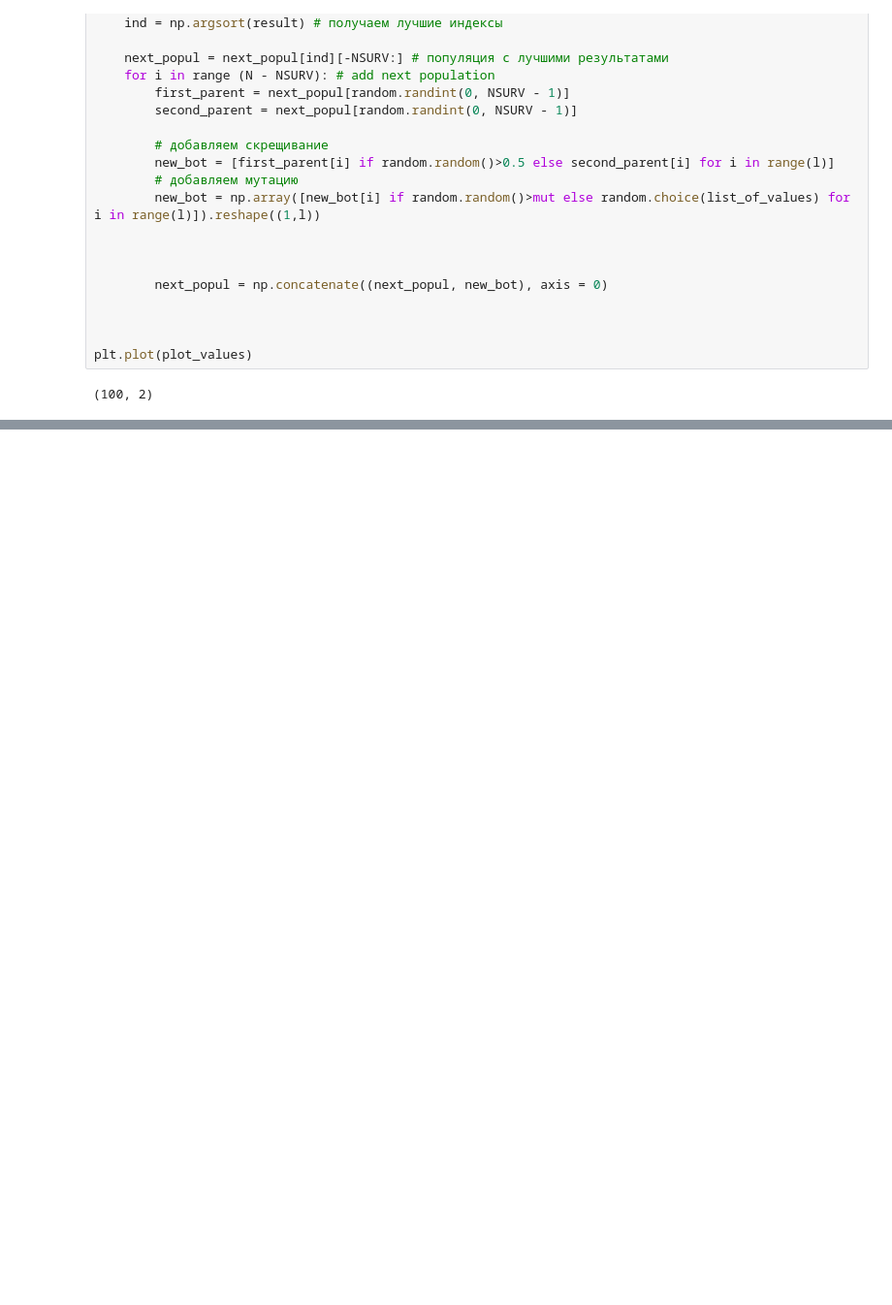
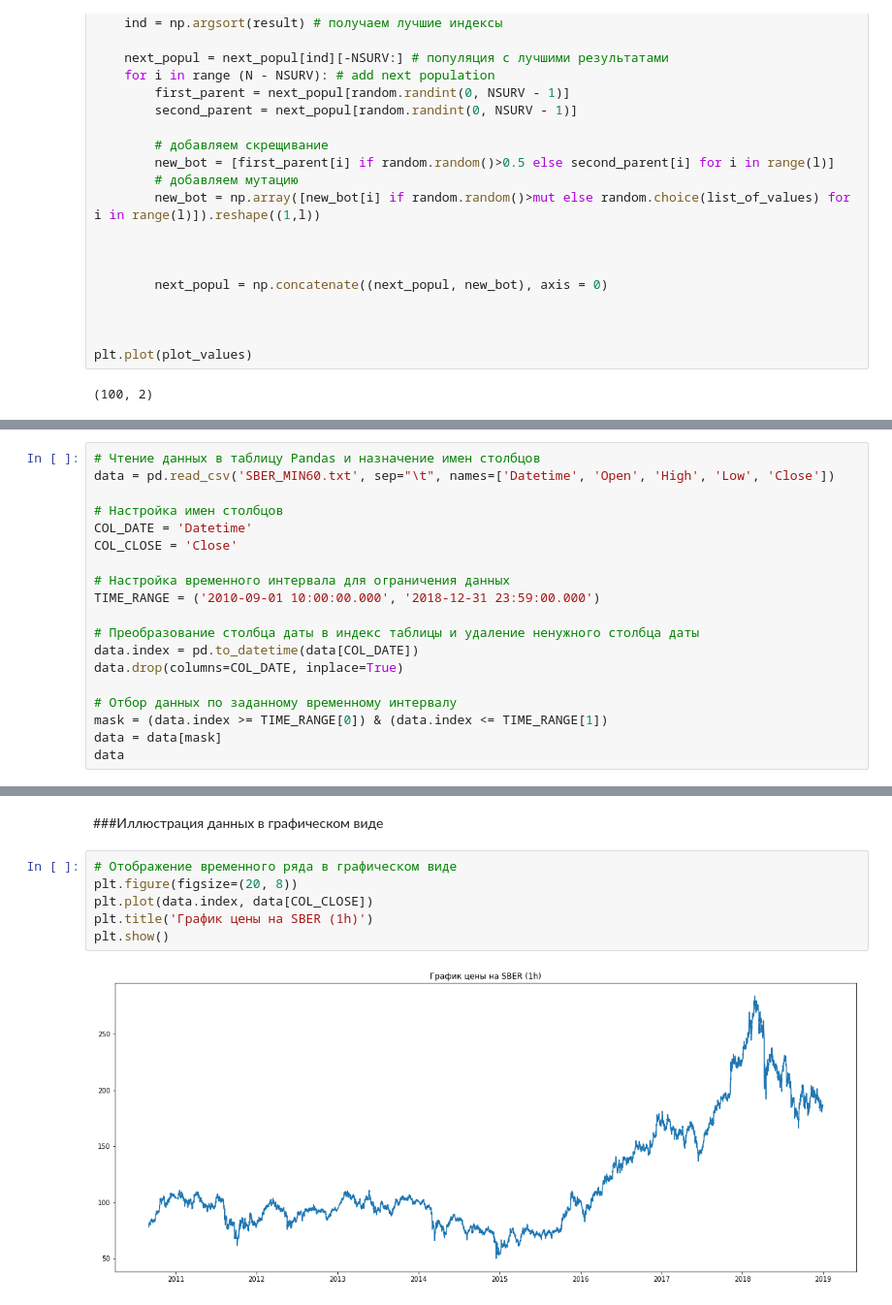
Before and after one commit to NikolaevMikhailRoma/ML_projects, a Jupyter notebook: Задачник_Генетические_алгоритмы.ipynb, the cells around one changed output, grey strips where cells are left out. Shown: that part at 97% size. Drawn from its saved outputs; the diff is of its cells as text; blank space fills up the shorter version.

```diff
--- a/Задачник_Генетические_алгоритмы.ipynb
+++ b/Задачник_Генетические_алгоритмы.ipynb
@@ -306,0 +391,19 @@ plt.plot(plot_values)
+# %%
+# Чтение данных в таблицу Pandas и назначение имен столбцов
+data = pd.read_csv('SBER_MIN60.txt', sep="\t", names=['Datetime', 'Open', 'High', 'Low', 'Close'])
+
+# Настройка имен столбцов
+COL_DATE = 'Datetime'
+COL_CLOSE = 'Close'
+
+# Настройка временного интервала для ограничения данных
+TIME_RANGE = ('2010-09-01 10:00:00.000', '2018-12-31 23:59:00.000')
+
+# Преобразование столбца даты в индекс таблицы и удаление ненужного столбца даты
+data.index = pd.to_datetime(data[COL_DATE])
+data.drop(columns=COL_DATE, inplace=True)
+
+# Отбор данных по заданному временному интервалу
+mask = (data.index >= TIME_RANGE[0]) & (data.index <= TIME_RANGE[1])
+data = data[mask]
+data
@@ -306,0 +425,10 @@ plt.plot(plot_values)
+# %% [markdown]
+###Иллюстрация данных в графическом виде
+# %%
+# Отображение временного ряда в графическом виде
+plt.figure(figsize=(20, 8))
+plt.plot(data.index, data[COL_CLOSE])
+plt.title('График цены на SBER (1h)')
+plt.show()
+# %% [output]
+[figure, added]
```
Also changed, not shown: parts of 88 cells of this notebook.
